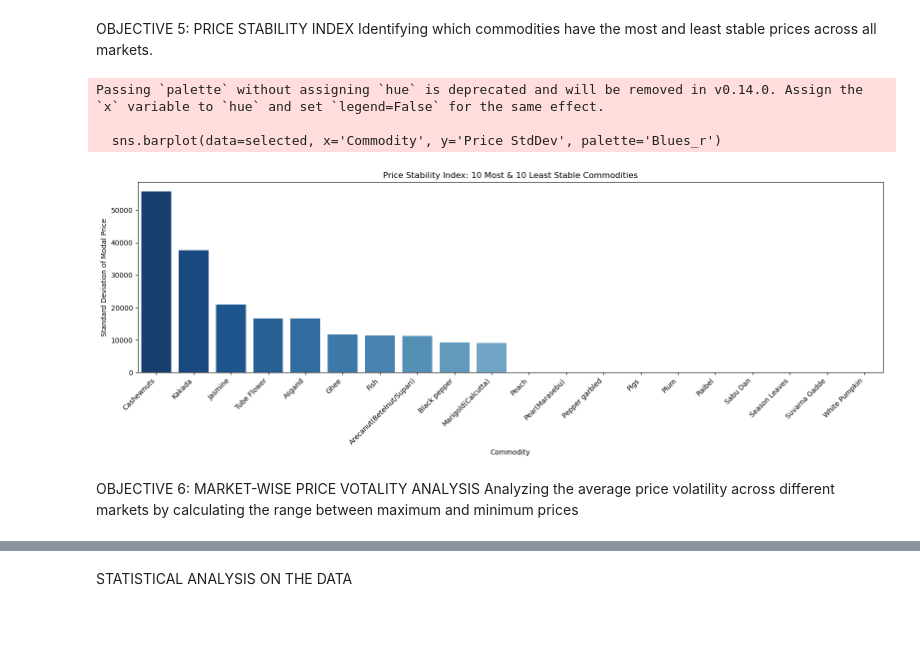
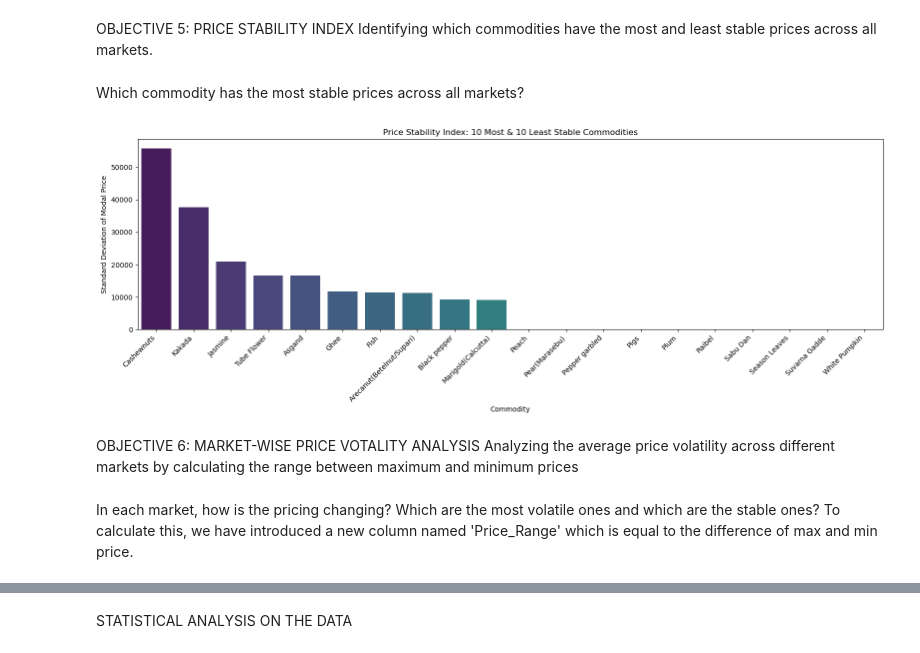
Before and after one commit to nishthaq3/CommodityPriceTracker, a Jupyter notebook: eda/analysis.ipynb, the cells around one changed output, grey strips where cells are left out. Drawn from its saved outputs; the diff is of its cells as text; code cells hidden in the pictures; blank space fills up the shorter version.

```diff
--- a/eda/analysis.ipynb
+++ b/eda/analysis.ipynb
@@ -227,33 +231,35 @@ plt.show()
 # %% [markdown]
 OBJECTIVE 5: PRICE STABILITY INDEX
 Identifying which commodities have the most and least stable prices across all markets.
+# %% [markdown]
+Which commodity has the most stable prices across all markets?
 # %%
 # Step 1: Compute standard deviation of modal prices for each commodity
 price_std = df.groupby('Commodity')['Modal_Price'].std().sort_values(ascending=False)
 
 # Step 2: Get exactly top 10 and bottom 10 (no overlap)
 top_10 = price_std.head(10)
 bottom_10 = price_std[~price_std.index.isin(top_10.index)].tail(10)
 
 # Step 3: Combine for plotting
 selected = pd.concat([top_10, bottom_10]).reset_index()
 selected.columns = ['Commodity', 'Price StdDev']
 
 # Step 4: Plot
 plt.figure(figsize=(16,6))
-sns.barplot(data=selected, x='Commodity', y='Price StdDev', palette='Blues_r')
+sns.barplot(data=selected, x='Commodity', y='Price StdDev', palette='viridis')
 plt.xticks(rotation=45, ha='right')
 plt.title('Price Stability Index: 10 Most & 10 Least Stable Commodities')
 plt.ylabel('Standard Deviation of Modal Price')
 plt.xlabel('Commodity')
 plt.tight_layout()
 plt.show()
 # %% [output]
-Passing `palette` without assigning `hue` is deprecated and will be removed in v0.14.0. Assign the `x` variable to `hue` and set `legend=False` for the same effect.
-
-  sns.barplot(data=selected, x='Commodity', y='Price StdDev', palette='Blues_r')
-[figure, old version]
+[figure, new version]
 # %% [markdown]
 OBJECTIVE 6: MARKET-WISE PRICE VOTALITY ANALYSIS
 Analyzing the average price volatility across different markets by calculating the range between maximum and minimum prices
+# %% [markdown]
+In each market, how is the pricing changing? Which are the most volatile ones and which are the stable ones?
+To calculate this, we have introduced a new column named 'Price_Range' which is equal to the difference of max and min price.
 # %%
```
Also changed, not shown: parts of 19 cells of this notebook.
